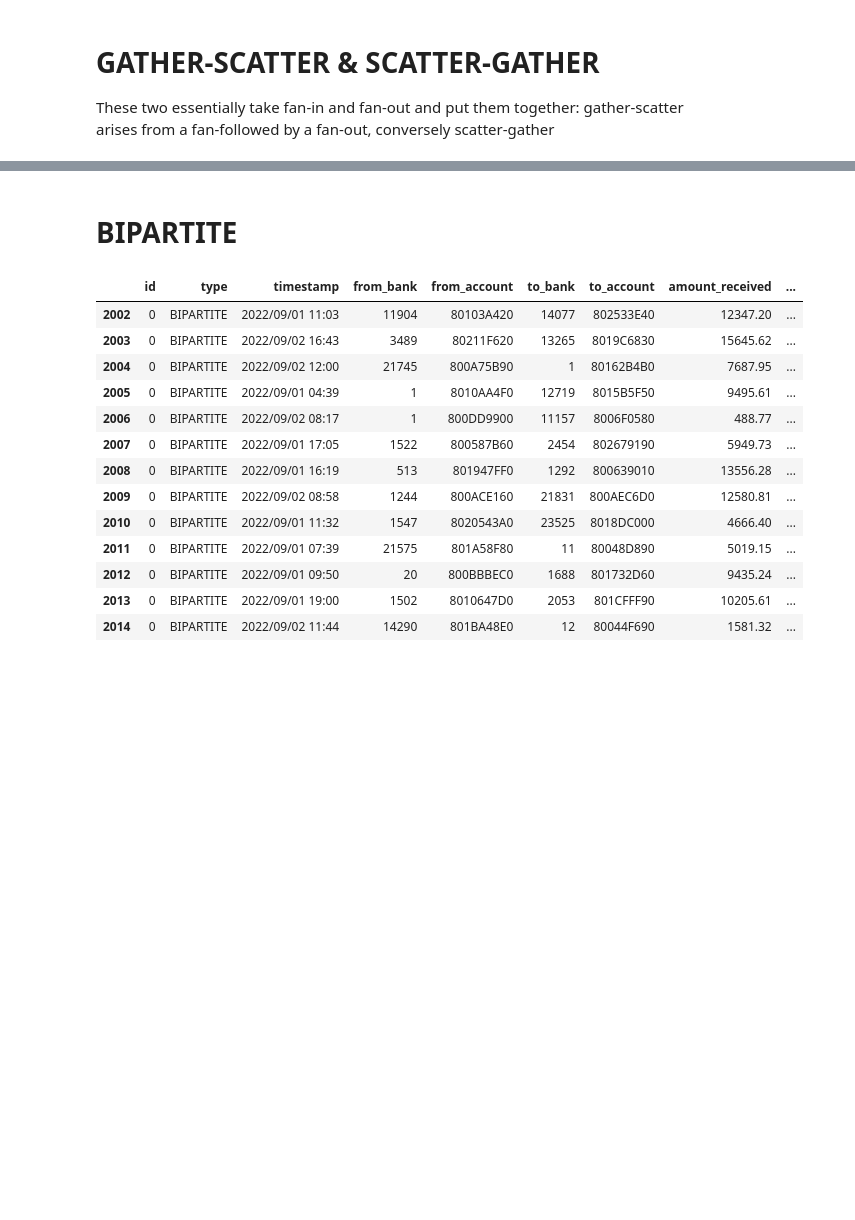
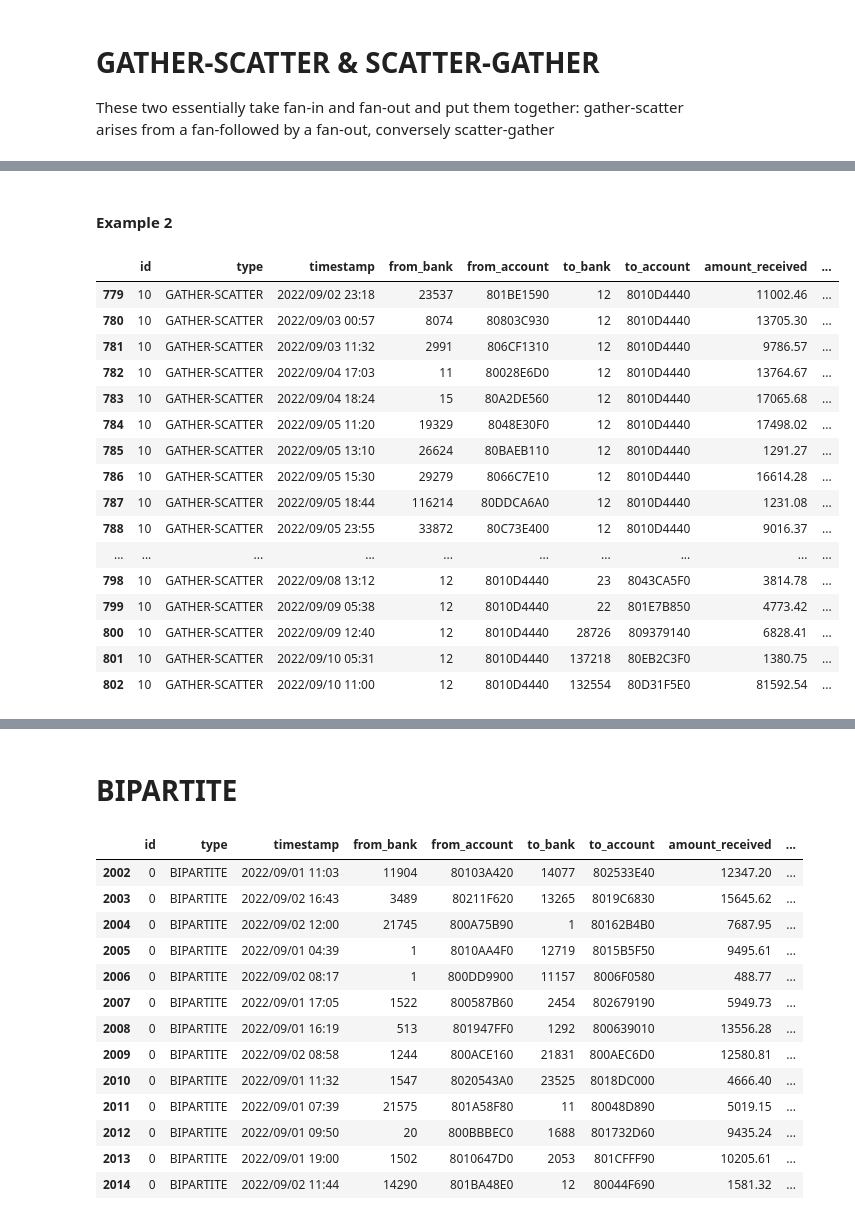
Before and after one commit to simonemalesardi/AMD_SM2L-Joint_Project, a Jupyter notebook: understand_pattern.ipynb, the cells around one changed output, grey strips where cells are left out. Drawn from its saved outputs; the diff is of its cells as text; code cells hidden in the pictures; blank space fills up the shorter version.

```diff
--- a/understand_pattern.ipynb
+++ b/understand_pattern.ipynb
@@ -325,0 +548,22 @@ scatter_gather = ds[ds.type=="SCATTER-GATHER"]
+# %% [markdown]
+#### Example 2
+# %%
+gather_scatter[gather_scatter.id==10]
+# %% [output]
+|  | id | type | timestamp | from_bank | from_account | to_bank | to_account | amount_received | ... |
+| 779 | 10 | GATHER-SCATTER | 2022/09/02 23:18 | 23537 | 801BE1590 | 12 | 8010D4440 | 11002.46 | ... |
+| 780 | 10 | GATHER-SCATTER | 2022/09/03 00:57 | 8074 | 80803C930 | 12 | 8010D4440 | 13705.30 | ... |
+| 781 | 10 | GATHER-SCATTER | 2022/09/03 11:32 | 2991 | 806CF1310 | 12 | 8010D4440 | 9786.57 | ... |
+| 782 | 10 | GATHER-SCATTER | 2022/09/04 17:03 | 11 | 80028E6D0 | 12 | 8010D4440 | 13764.67 | ... |
+| 783 | 10 | GATHER-SCATTER | 2022/09/04 18:24 | 15 | 80A2DE560 | 12 | 8010D4440 | 17065.68 | ... |
+| 784 | 10 | GATHER-SCATTER | 2022/09/05 11:20 | 19329 | 8048E30F0 | 12 | 8010D4440 | 17498.02 | ... |
+| 785 | 10 | GATHER-SCATTER | 2022/09/05 13:10 | 26624 | 80BAEB110 | 12 | 8010D4440 | 1291.27 | ... |
+| 786 | 10 | GATHER-SCATTER | 2022/09/05 15:30 | 29279 | 8066C7E10 | 12 | 8010D4440 | 16614.28 | ... |
+| 787 | 10 | GATHER-SCATTER | 2022/09/05 18:44 | 116214 | 80DDCA6A0 | 12 | 8010D4440 | 1231.08 | ... |
+| 788 | 10 | GATHER-SCATTER | 2022/09/05 23:55 | 33872 | 80C73E400 | 12 | 8010D4440 | 9016.37 | ... |
+| ... | ... | ... | ... | ... | ... | ... | ... | ... | ... |
+| 798 | 10 | GATHER-SCATTER | 2022/09/08 13:12 | 12 | 8010D4440 | 23 | 8043CA5F0 | 3814.78 | ... |
+| 799 | 10 | GATHER-SCATTER | 2022/09/09 05:38 | 12 | 8010D4440 | 22 | 801E7B850 | 4773.42 | ... |
+| 800 | 10 | GATHER-SCATTER | 2022/09/09 12:40 | 12 | 8010D4440 | 28726 | 809379140 | 6828.41 | ... |
+| 801 | 10 | GATHER-SCATTER | 2022/09/10 05:31 | 12 | 8010D4440 | 137218 | 80EB2C3F0 | 1380.75 | ... |
+| 802 | 10 | GATHER-SCATTER | 2022/09/10 11:00 | 12 | 8010D4440 | 132554 | 80D31F5E0 | 81592.54 | ... |
```
Also changed, not shown: parts of 44 cells of this notebook.
